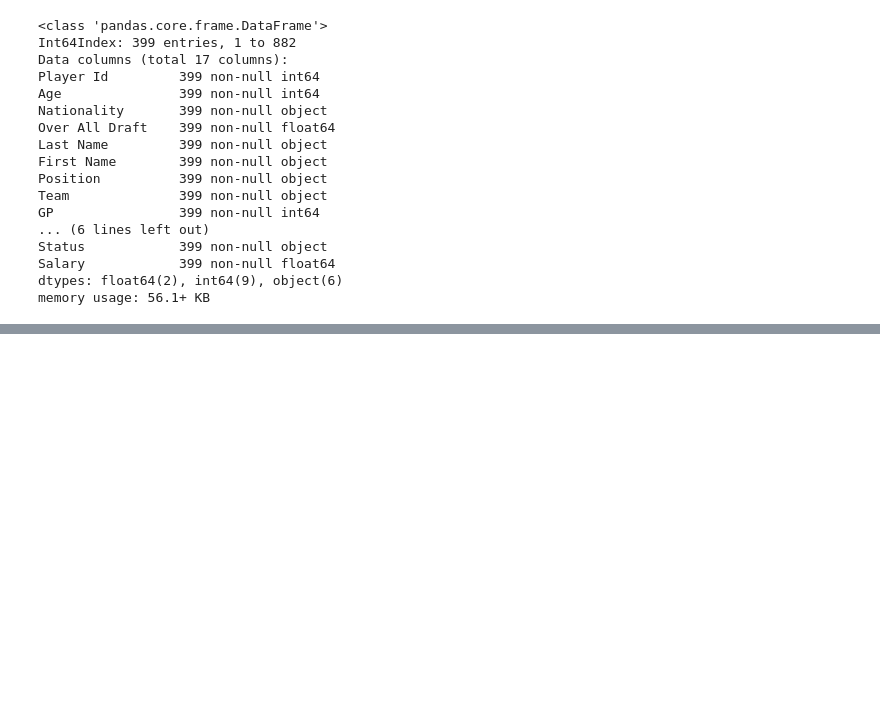
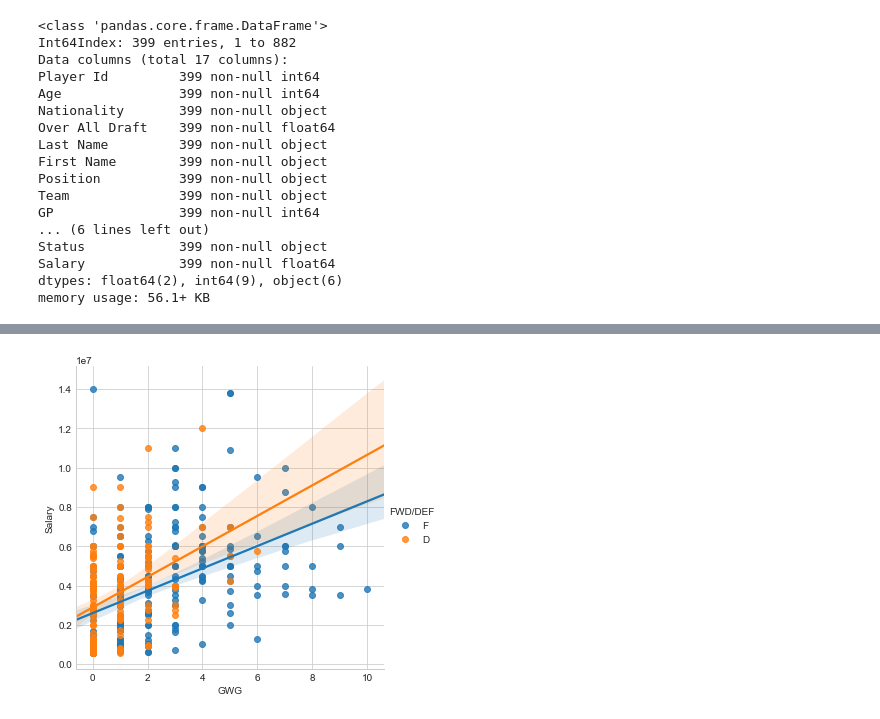
Before and after one commit to cjgargano/UCI-Project-01, a Jupyter notebook: project_nhl_salaries.ipynb, the cells around one changed output, grey strips where cells are left out. Cells and saved outputs as stored; diff of their text form; code cells hidden in the pictures; blank space fills up the shorter version.

```diff
--- a/project_nhl_salaries.ipynb
+++ b/project_nhl_salaries.ipynb
@@ -86,0 +150,6 @@ plt.show()
+# %%
+#Create scatterplot for game winning goals to salary
+sns.lmplot(x = "GWG", y = "Salary", data = ufa_df, hue="FWD/DEF")
+plt.show()
+# %% [output]
+[figure, added]
```
Also changed, not shown: parts of 22 cells of this notebook.
